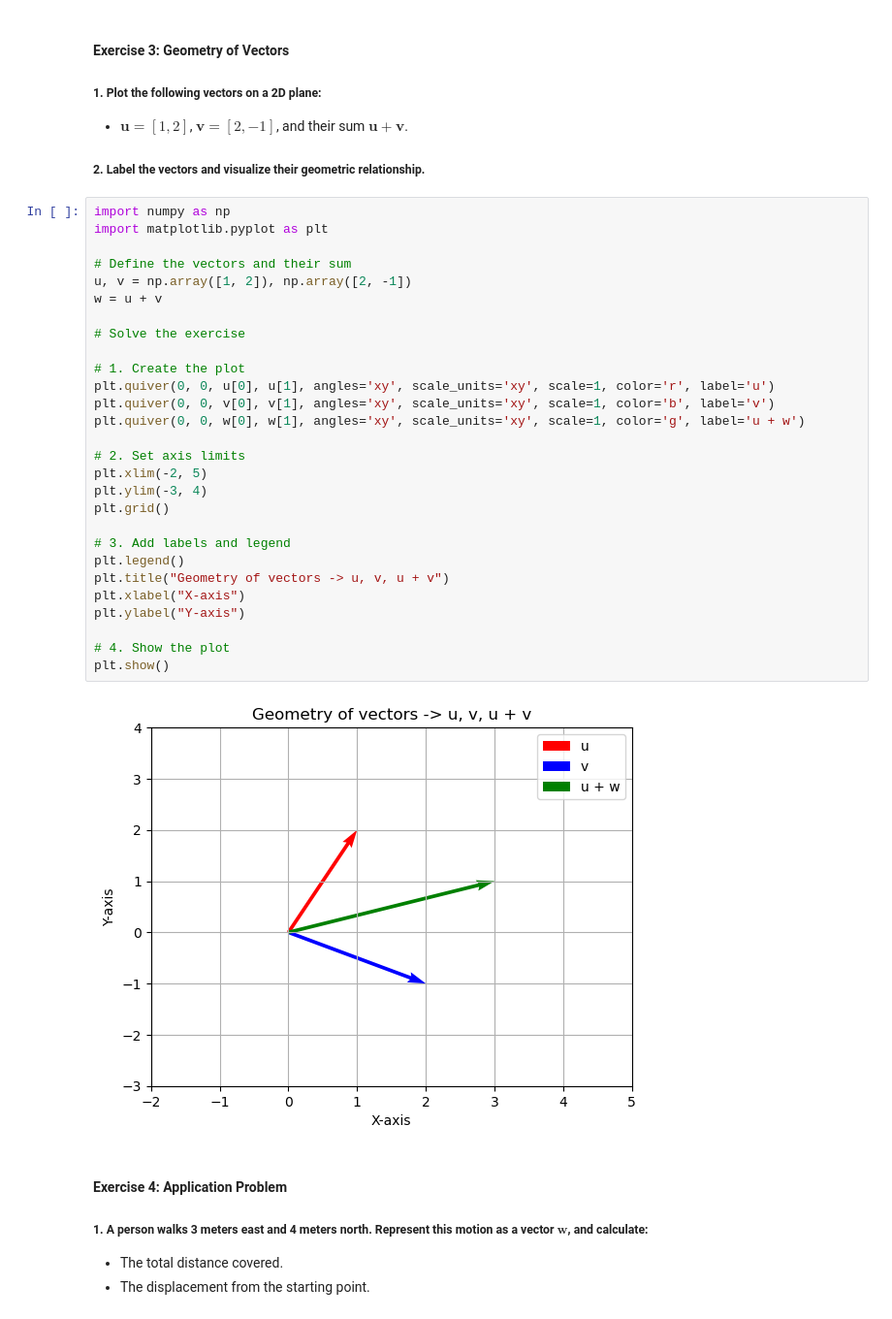
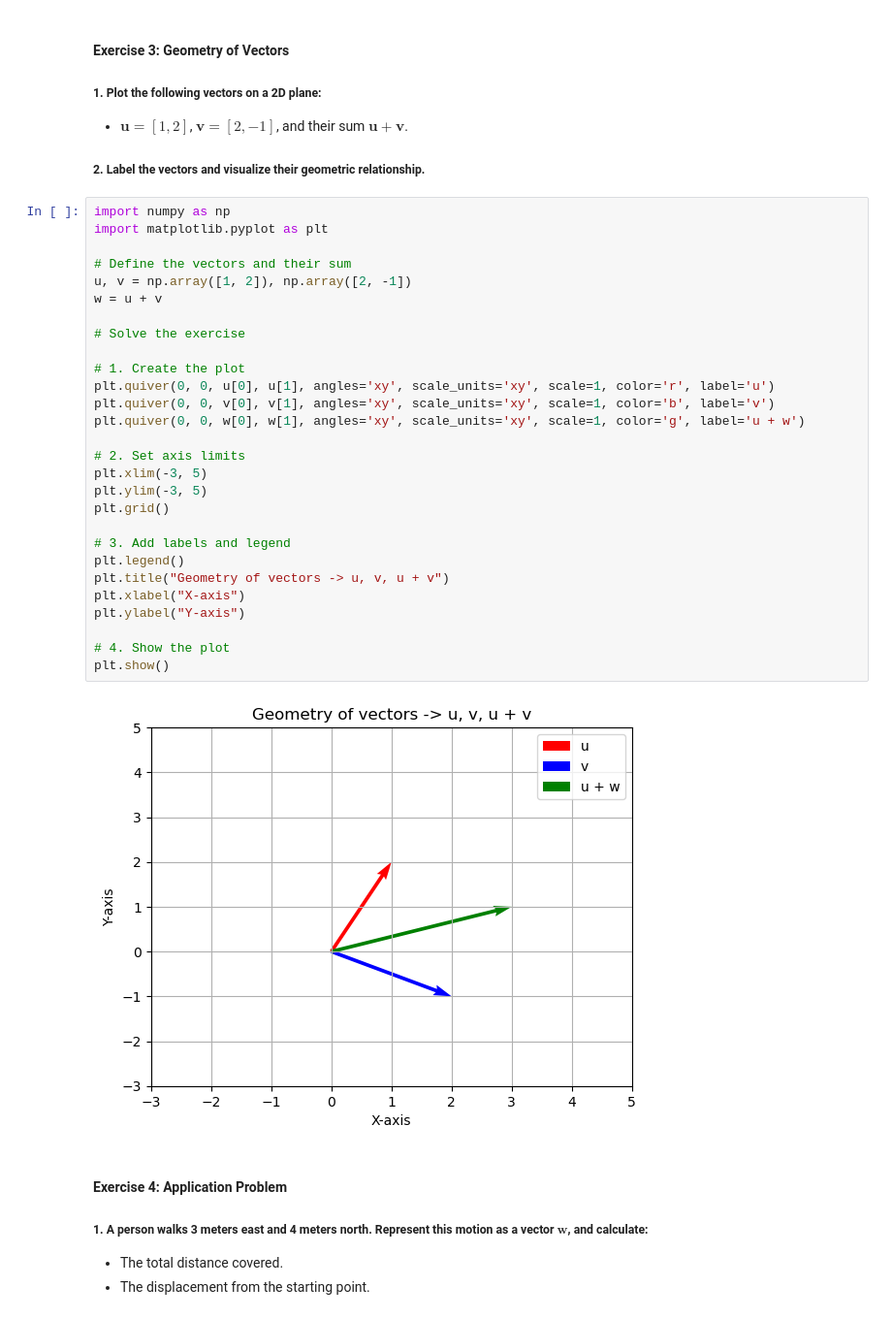
Before and after one commit to Shockp/AI-ML, a Jupyter notebook: LinearAlgebra/VectorOperations/BasicOperations/ExercisesBasicOperations.ipynb, the cells around one changed output. Shown: that part at 97% size. Saved outputs shown, nothing was run; the diff lists cells and outputs as text.

Commit message:
Exercises of basics operations and showing plots completed.

```diff
--- a/LinearAlgebra/VectorOperations/BasicOperations/ExercisesBasicOperations.ipynb
+++ b/LinearAlgebra/VectorOperations/BasicOperations/ExercisesBasicOperations.ipynb
@@ -67,33 +67,33 @@ Angle between a and b in degrees = 90.0
 # %%
 import numpy as np
 import matplotlib.pyplot as plt
 
 # Define the vectors and their sum
 u, v = np.array([1, 2]), np.array([2, -1])
 w = u + v
 
 # Solve the exercise
 
 # 1. Create the plot
 plt.quiver(0, 0, u[0], u[1], angles='xy', scale_units='xy', scale=1, color='r', label='u')
 plt.quiver(0, 0, v[0], v[1], angles='xy', scale_units='xy', scale=1, color='b', label='v')
 plt.quiver(0, 0, w[0], w[1], angles='xy', scale_units='xy', scale=1, color='g', label='u + w')
 
 # 2. Set axis limits
-plt.xlim(-2, 5)
-plt.ylim(-3, 4)
+plt.xlim(-3, 5)
+plt.ylim(-3, 5)
 plt.grid()
 
 # 3. Add labels and legend
 plt.legend()
 plt.title("Geometry of vectors -> u, v, u + v")
 plt.xlabel("X-axis")
 plt.ylabel("Y-axis")
 
 # 4. Show the plot
 plt.show()
 # %% [output]
-[figure, old version]
+[figure, new version]
 # %% [markdown]
 #### **Exercise 4: Application Problem**
 ##### 1. A person walks 3 meters east and 4 meters north. Represent this motion as a vector $\mathbf{w}$, and calculate:
```
Also changed, not shown: parts of 3 cells of this notebook, 1 other file.
